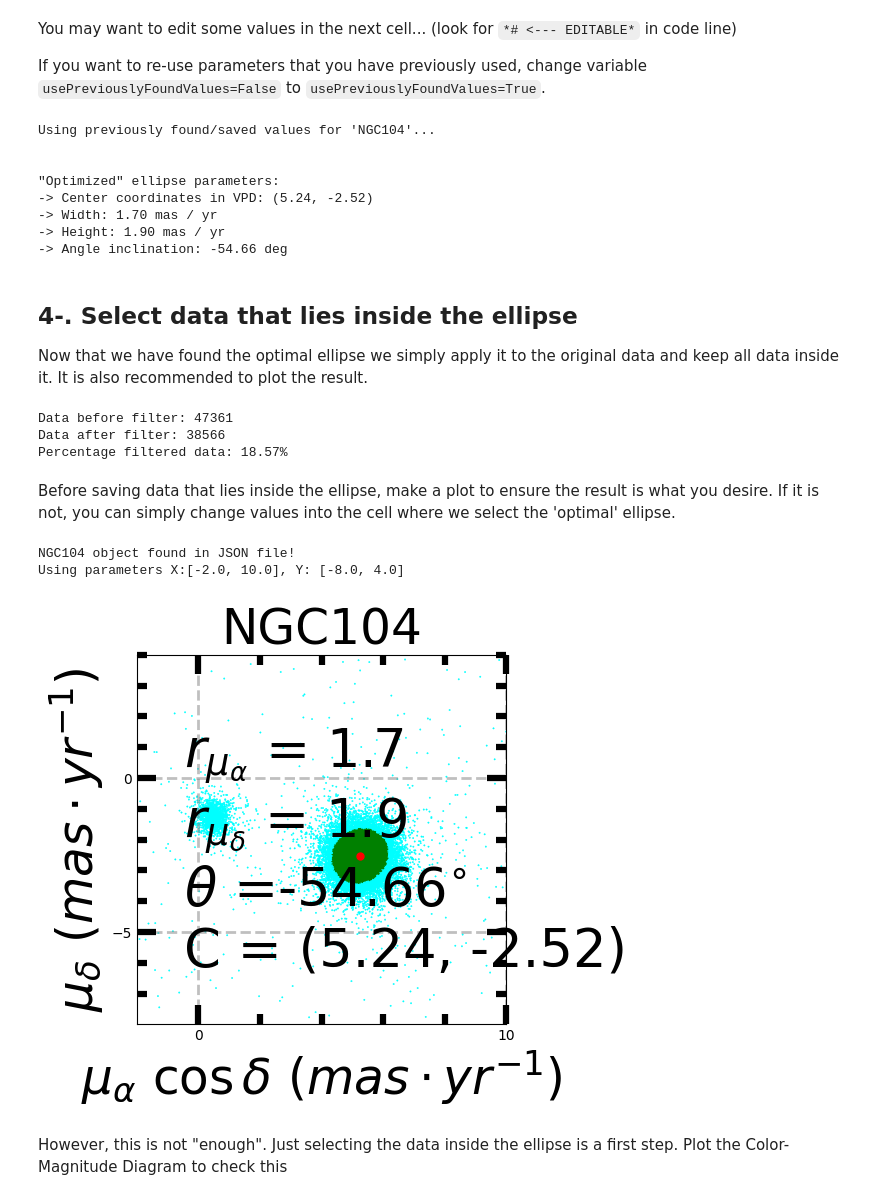
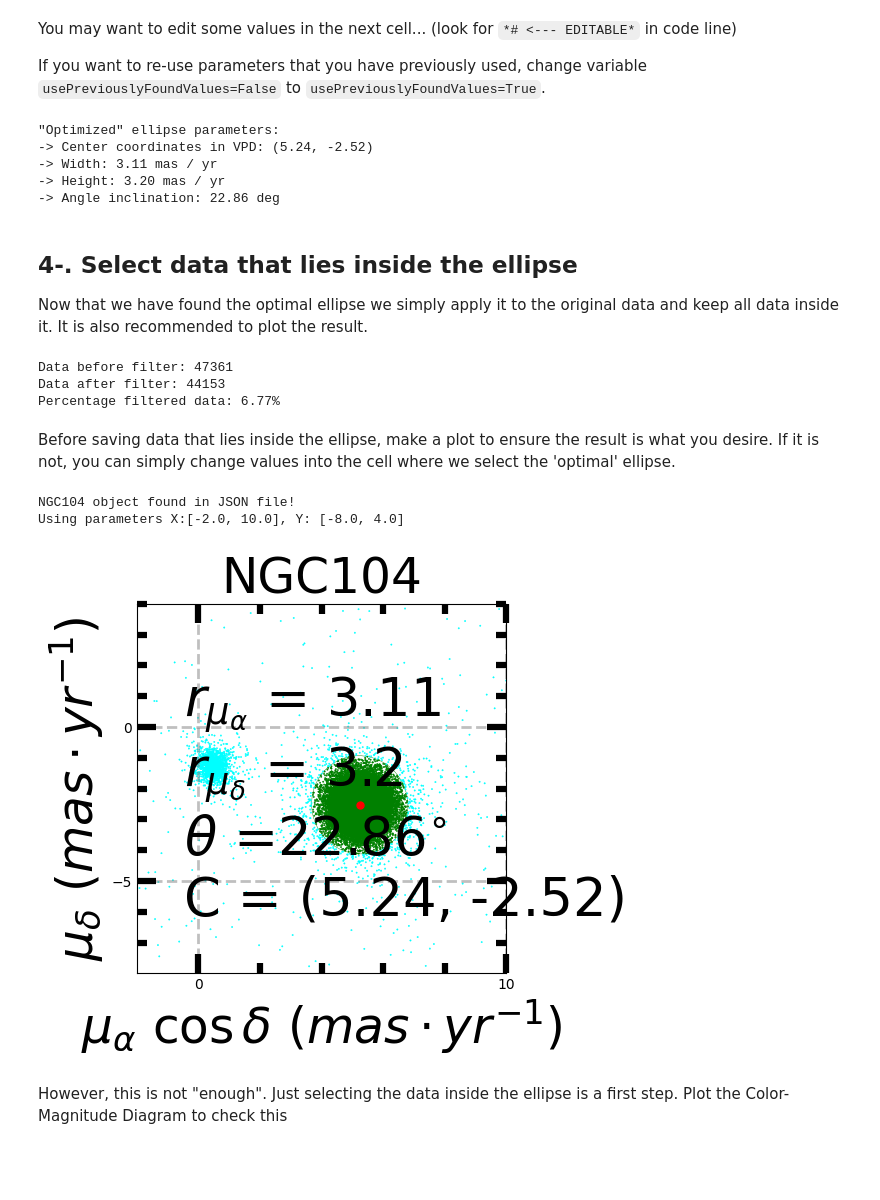
Before and after one commit to GunZF0x/astrogaia-jupyter, a Jupyter notebook: 2_Select_data_inside_ellipse/2_Select_data_inside_ellipse.ipynb, the cells around one changed output. Cells and saved outputs as stored; diff of their text form; code cells hidden in the pictures; blank space fills up the shorter version.

```diff
--- a/2_Select_data_inside_ellipse/2_Select_data_inside_ellipse.ipynb
+++ b/2_Select_data_inside_ellipse/2_Select_data_inside_ellipse.ipynb
@@ -207,7 +207,7 @@ If you want to re-use parameters that you have previously used, change variable
 # This cell is a Montecarlo selection, go for a coffee.
 # It will take some time...
 
-usePreviouslyFoundValues = True # use values previously found contained in JSON file
+usePreviouslyFoundValues = False # use values previously found contained in JSON file
 
 def checkIfMax(value: int, current_max: int) -> (int, bool):
     """
@@ -294,15 +294,15 @@ def countStarsInsideEllipse(obj: PR.VasilievData, gaiaData: Table, usePrevValues
 
     ### If the user does not want to use previously used values, use your own
     # Parameters for ellipse width
-    width_min, width_max, width_nsteps = 1.65, 1.7, 2 # in mas / yr <---------EDITABLE
+    width_min, width_max, width_nsteps = 2.6, 3.2, 8 # in mas / yr <---------EDITABLE
     width_it = IteratorClass(minimum=width_min, maximum=width_max, n_step=width_nsteps)
 
     # Parameters for ellipse height
-    height_min, height_max, height_nsteps = 1.85, 1.9, 2 # in mas / yr <---------EDITABLE
+    height_min, height_max, height_nsteps = 2.6, 3.2, 8 # in mas / yr <---------EDITABLE
     height_it = IteratorClass(minimum=height_min, maximum=height_max, n_step=height_nsteps)
 
     # Parameters for ellipse inclination
-    incl_min, incl_max, incl_nsteps = -89.9, 89.9, 200 # in degrees <---------EDITABLE
+    incl_min, incl_max, incl_nsteps = -89.9, 89.9, 3600 # in degrees <---------EDITABLE
     angle_incl_it = IteratorClass(minimum=incl_min, maximum=incl_max, n_step=incl_nsteps)
 
     width_range = np.linspace(width_it.minimum, width_it.maximum, width_it.n_step)
@@ -322,14 +322,11 @@ print(f"-> Center coordinates in VPD: ({ellipse.center_x:.2f}, {ellipse.center_y
 print(f"-> Width: {ellipse.width:.2f} mas / yr\n-> Height: {ellipse.height:.2f} mas / yr")
 print(f"-> Angle inclination: {ellipse.inclination:.2f} deg")
 # %% [output]
-Using previously found/saved values for 'NGC104'...
-
-
 "Optimized" ellipse parameters:
 -> Center coordinates in VPD: (5.24, -2.52)
--> Width: 1.70 mas / yr
--> Height: 1.90 mas / yr
--> Angle inclination: -54.66 deg
+-> Width: 3.11 mas / yr
+-> Height: 3.20 mas / yr
+-> Angle inclination: 22.86 deg
 # %% [markdown]
 ## 4-. Select data that lies inside the ellipse
 
@@ -372,8 +369,8 @@ print(f"Data before filter: {original_length}\nData after filter: {filtered_leng
 print(f"Percentage filtered data: {round(100*(original_length - filtered_length)/original_length,2)}%")
 # %% [output]
 Data before filter: 47361
-Data after filter: 38566
-Percentage filtered data: 18.57%
+Data after filter: 44153
+Percentage filtered data: 6.77%
 # %% [markdown]
 Before saving data that lies inside the ellipse, make a plot to ensure the result is what you desire. If it is not, you can simply change values into the cell where we select the 'optimal' ellipse.
 # %%
@@ -413,38 +410,38 @@ g_ellipse = patches.Ellipse(ellipse_center, ellipse.width, ellipse.height,
                             edgecolor='green', linewidth=0.3)
 ax.add_patch(g_ellipse)
 ax.scatter(gaia_data['pmra'], gaia_data['pmdec'], c=colors_array, linewidths=0.3, s=1.)
 ax.plot(obj.pm_RA, obj.pm_DEC, 'ro', markersize = 5, label = 'Vasiliev (2019) center')
-anchored_text = AnchoredText(r'$r_{\mu_\alpha}$ = '+str(round(ellipse.width,1))+'\n'
-                             +r'$r_{\mu_\delta}$ = '+str(round(ellipse.height,1))+'\n'
+anchored_text = AnchoredText(r'$r_{\mu_\alpha}$ = '+str(round(ellipse.width,2))+'\n'
+                             +r'$r_{\mu_\delta}$ = '+str(round(ellipse.height,2))+'\n'
                              +r'$\theta $ ='+str(round(ellipse.inclination,2))
                              +r'$^{\circ}$'
                              +'\nC = ('+str(round(obj.pm_RA,2))+', ' +str(round(obj.pm_DEC,2))+')',
                              loc='lower left', frameon=False,
                              prop=dict(size=38))
 ax.add_artist(anchored_text)
 ax.grid(color='gray', linestyle='--', alpha=0.5, linewidth=2)
 ax.set(xlabel=r'$\mu_{\alpha} \ \cos \delta$ ($mas \cdot yr^{-1}$)',
        ylabel="$\mu_{\delta}$ ($mas \cdot yr^{-1}$)")
 ax.xaxis.label.set_size(label_fontsize)
 ax.yaxis.label.set_size(label_fontsize)
 ax.tick_params(which='both', width=4.5, top='on')
 ticksize = 14
 ax.tick_params(which='major',length=ticksize, direction = 'in')
 ax.tick_params(which='minor',length=ticksize/2., direction = 'in')
 ax.yaxis.set_ticks_position('both')
 plt.minorticks_on()
 plt.title(object_name.upper(), fontsize=35)
 # Uncomment for light-style Jupyter
 plt.style.use('dark_background')
 file_format = "png" #or 'pdf'
-plt.savefig(f"Ellipse_{obj.name}_{ellipse.width}_{ellipse.height}_{round(ellipse.inclination,1)}.{file_format}",
-            format=file_format, dpi=150)
+#plt.savefig(f"Ellipse_{obj.name}_{ellipse.width:.2f}_{ellipse.height:.2f}_{ellipse.inclination:.1f}.{file_format}",
+#            format=file_format, dpi=150)
 plt.show()
 plt.close()
 # %% [output]
 NGC104 object found in JSON file!
 Using parameters X:[-2.0, 10.0], Y: [-8.0, 4.0]
-[figure, old version]
+[figure, new version]
 # %% [markdown]
 However, this is not "enough". Just selecting the data inside the ellipse is a first step. Plot the Color-Magnitude Diagram to check this
 # %%
```
Also changed, not shown: parts of 1 cell of this notebook, 1 other file.
